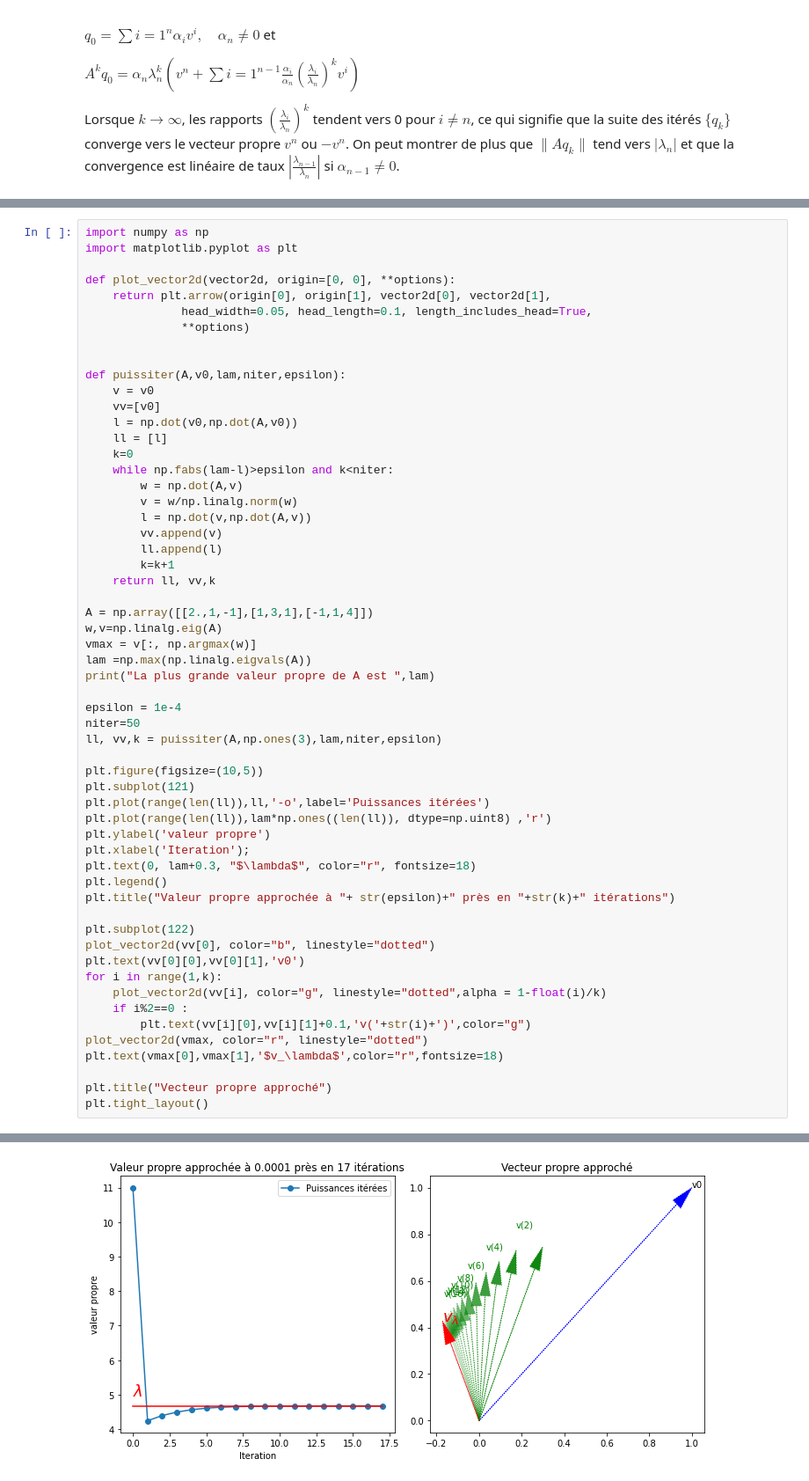
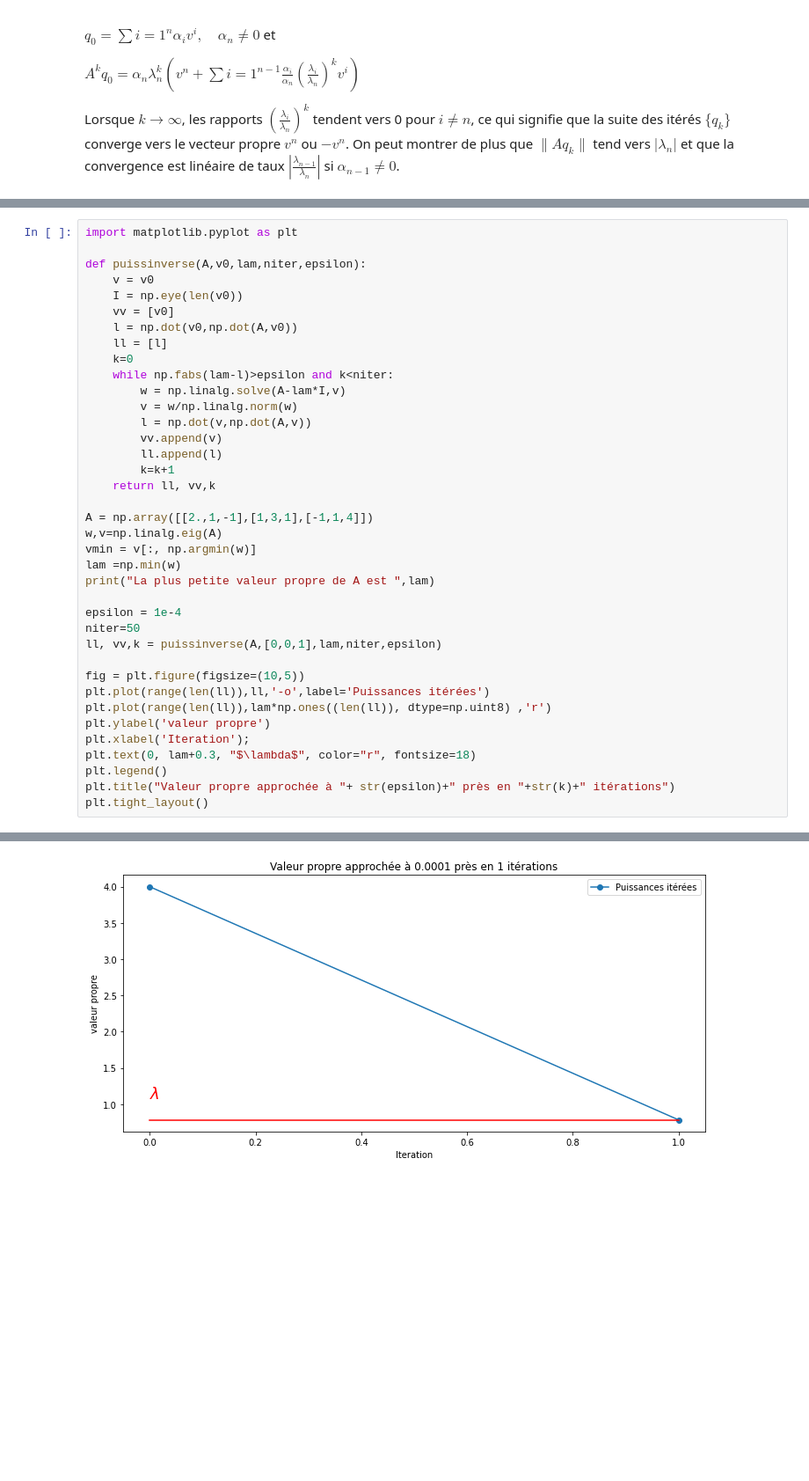
Before and after one commit to vbarra/ANbook, a Jupyter notebook: _build/jupyter_execute/puissiter.ipynb, the cells around one changed output, grey strips where cells are left out. Shown: that part at 88% size. Cells and saved outputs as stored; diff of their text form; blank space fills up the shorter version.

```diff
--- a/_build/jupyter_execute/puissiter.ipynb
+++ b/_build/jupyter_execute/puissiter.ipynb
@@ -59,21 +192,15 @@ Par récurrence, on montre alors que  $q_k=\frac{A^kq_0}{\|A^kq_0\|}$ et comme l
 # %%
-import numpy as np
 import matplotlib.pyplot as plt
 
-def plot_vector2d(vector2d, origin=[0, 0], **options):
-    return plt.arrow(origin[0], origin[1], vector2d[0], vector2d[1],
-              head_width=0.05, head_length=0.1, length_includes_head=True,
-              **options)
-
-
-def puissiter(A,v0,lam,niter,epsilon):
+def puissinverse(A,v0,lam,niter,epsilon):
     v = v0
-    vv=[v0]
+    I = np.eye(len(v0))
+    vv = [v0]
     l = np.dot(v0,np.dot(A,v0))
     ll = [l]
     k=0
     while np.fabs(lam-l)>epsilon and k<niter:
-        w = np.dot(A,v)
+        w = np.linalg.solve(A-lam*I,v)
         v = w/np.linalg.norm(w)
         l = np.dot(v,np.dot(A,v))
         vv.append(v)
@@ -83,16 +210,15 @@ def puissiter(A,v0,lam,niter,epsilon):
 
 A = np.array([[2.,1,-1],[1,3,1],[-1,1,4]])
 w,v=np.linalg.eig(A)
-vmax = v[:, np.argmax(w)]
-lam =np.max(np.linalg.eigvals(A))
-print("La plus grande valeur propre de A est ",lam)
+vmin = v[:, np.argmin(w)]
+lam =np.min(w)
+print("La plus petite valeur propre de A est ",lam)
 
 epsilon = 1e-4
 niter=50
-ll, vv,k = puissiter(A,np.ones(3),lam,niter,epsilon)
+ll, vv,k = puissinverse(A,[0,0,1],lam,niter,epsilon)
 
-plt.figure(figsize=(10,5))
-plt.subplot(121)
+fig = plt.figure(figsize=(10,5))
 plt.plot(range(len(ll)),ll,'-o',label='Puissances itérées')
 plt.plot(range(len(ll)),lam*np.ones((len(ll)), dtype=np.uint8) ,'r')
 plt.ylabel('valeur propre')
@@ -100,17 +226,5 @@ plt.xlabel('Iteration');
 plt.text(0, lam+0.3, "$\lambda$", color="r", fontsize=18)
 plt.legend()
 plt.title("Valeur propre approchée à "+ str(epsilon)+" près en "+str(k)+" itérations")
-
-plt.subplot(122)
-plot_vector2d(vv[0], color="b", linestyle="dotted")
-plt.text(vv[0][0],vv[0][1],'v0')
-for i in range(1,k):
-    plot_vector2d(vv[i], color="g", linestyle="dotted",alpha = 1-float(i)/k)
-    if i%2==0 :
-        plt.text(vv[i][0],vv[i][1]+0.1,'v('+str(i)+')',color="g")
-plot_vector2d(vmax, color="r", linestyle="dotted")
-plt.text(vmax[0],vmax[1],'$v_\lambda$',color="r",fontsize=18)
-
-plt.title("Vecteur propre approché")
 plt.tight_layout()
 # %% [output]
@@ -118,2 +232,2 @@ La plus grande valeur propre de A est  4.675130870566646
-[figure, old version]
+[figure, new version]
 # %% [markdown]
```
Also changed, not shown: parts of 4 cells of this notebook, 20 other files.
